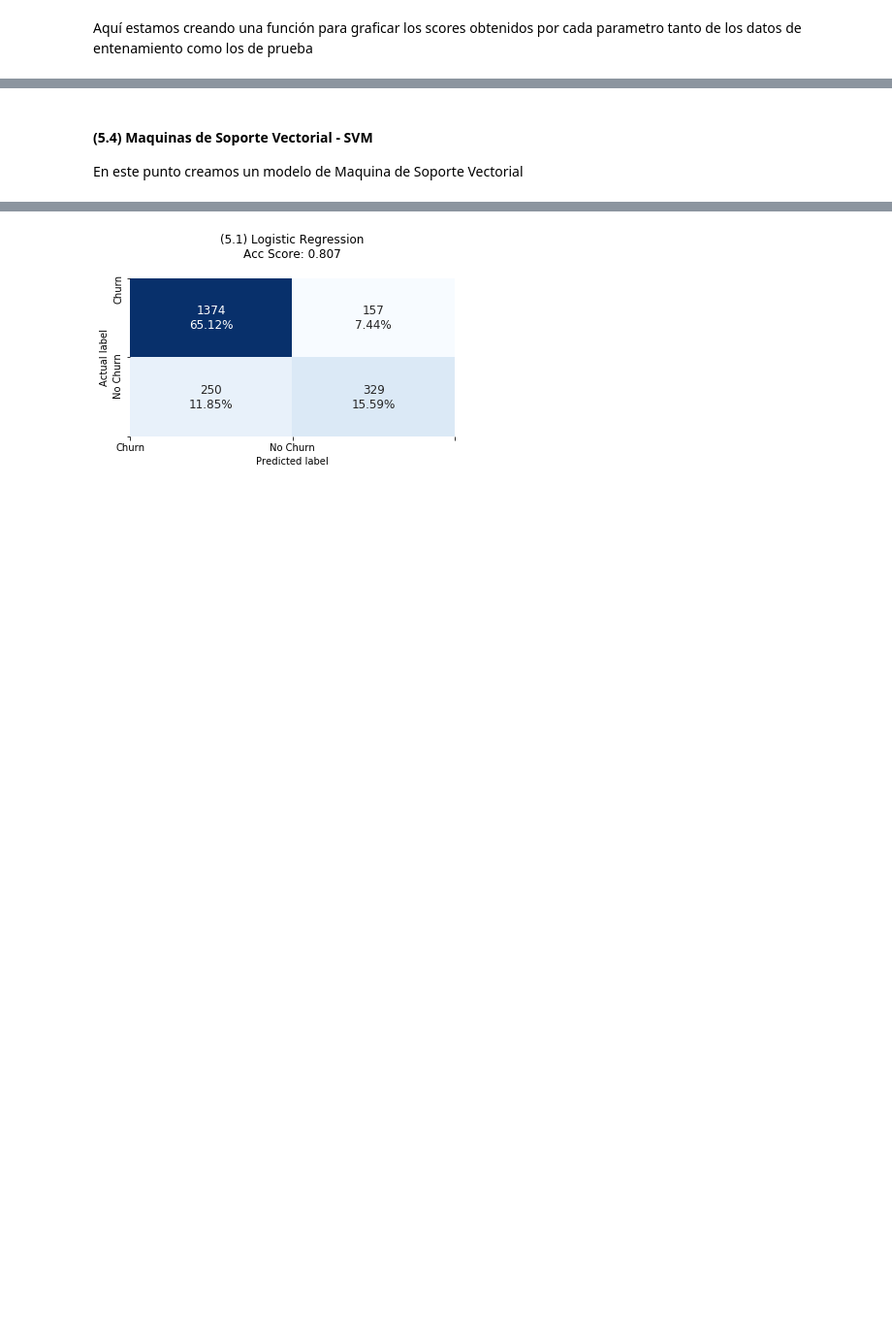
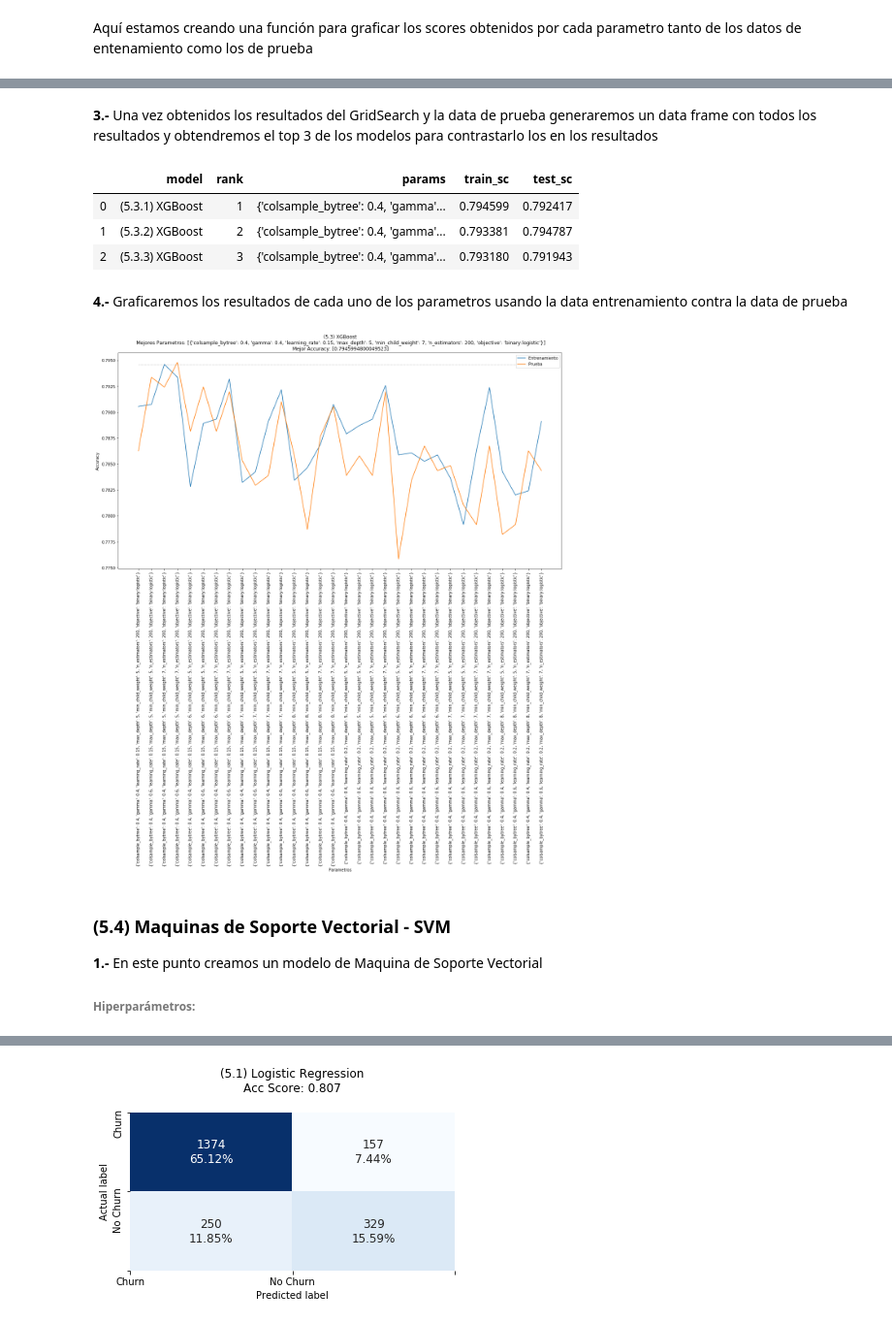
Before and after one commit to jorgeo80/UP_MCD, a Jupyter notebook: MachineLearning/Proyecto/CHURNAnalysis.ipynb, the cells around one changed output, grey strips where cells are left out. Shown at 97% size. Saved outputs shown, nothing was run; the diff lists cells and outputs as text; code cells hidden in the pictures; blank space fills up the shorter version.

```diff
--- a/MachineLearning/Proyecto/CHURNAnalysis.ipynb
+++ b/MachineLearning/Proyecto/CHURNAnalysis.ipynb
@@ -337,6 +485,55 @@ xgb_y_pred = xgb_cl.predict(X_test)
+# %% [markdown]
+**3.-** Una vez obtenidos los resultados del GridSearch y la data de prueba generaremos un data frame con todos los resultados y obtendremos el top 3 de los modelos para contrastarlo los en los resultados
+# %%
+# Generamos el data frame de los resultados
+cv_results = pd.DataFrame(xgb_cl_cv.cv_results_)
+
+# Generamos una variable llamada train_sc que contendra los scores de entrenamiento
+cv_results['train_sc'] = cv_results['mean_test_score']
+
+# Generamos una variable llamada test_sc que contendra los scores de prueba
+cv_results['test_sc'] = test_sc
+
+# Ordenamos los scores de mayor a menor para poder tener un criterio de selección
+# en caso de empate en la variable rank_score_test
+cv_results = cv_results.sort_values(by=['train_sc', 'test_sc'],
+                                    ascending=[False, False]).reset_index(drop=True)
+cv_results['rank'] = cv_results.index +  1
+
+# Generamos una variable llamada model que tendra el nombre del modelo y ranking
+cv_results['x1'] = ['('+ modelNumber +'.'] * cv_results.shape[0]
+cv_results['x2'] = [') '+ modelType] * cv_results.shape[0]
+cv_results['model'] = cv_results['x1'] + cv_results['rank'].astype(str) + cv_results['x2']
+
+# Seleccionamos las variables y el orden en que se guardara nuestro data frame
+cv_results = cv_results[['model', 'rank', 'param_learning_rate', 'param_max_depth',
+                         'param_min_child_weight', 'param_gamma', 'param_colsample_bytree',
+                         'params', 'train_sc', 'test_sc']]
+
+# Seleccionamos el top de los modelos usando la variable rank
+xgb_cl_top3 = cv_results[cv_results['rank'] < 4]
+xgb_cl_top3[['model', 'rank', 'params', 'train_sc', 'test_sc']]
+# %% [output]
+|  | model | rank | params | train_sc | test_sc |
+| 0 | (5.3.1) XGBoost | 1 | {'colsample_bytree': 0.4, 'gamma'... | 0.794599 | 0.792417 |
+| 1 | (5.3.2) XGBoost | 2 | {'colsample_bytree': 0.4, 'gamma'... | 0.793381 | 0.794787 |
+| 2 | (5.3.3) XGBoost | 3 | {'colsample_bytree': 0.4, 'gamma'... | 0.793180 | 0.791943 |
+# %% [markdown]
+**4.-** Graficaremos los resultados de cada uno de los parametros usando la data entrenamiento contra la data de prueba
+# %%
+# Usaremos solo la data obtenida en cv_results
+dataFrame = cv_results
+dataFrame = dataFrame.sort_values(by=['param_learning_rate', 'param_max_depth', 'param_min_child_weight',
+                                      'param_gamma', 'param_colsample_bytree'])
+
+# Corremos la función que grafica la data de entrenamiento vs prueba
+plot_train_test(dataFrame, modelName)
+# %% [output]
+[figure, added]
 # %% [markdown]
-#### (5.4) Maquinas de Soporte Vectorial - SVM
-En este punto creamos un modelo de Maquina de Soporte Vectorial
+### (5.4) Maquinas de Soporte Vectorial - SVM
+**1.-** En este punto creamos un modelo de Maquina de Soporte Vectorial
+###### Hiperparámetros:
 # %%
 from sklearn.preprocessing import StandardScaler
 # Generamos el modelo para estadarizar las X's
```
Also changed, not shown: parts of 48 cells of this notebook.
